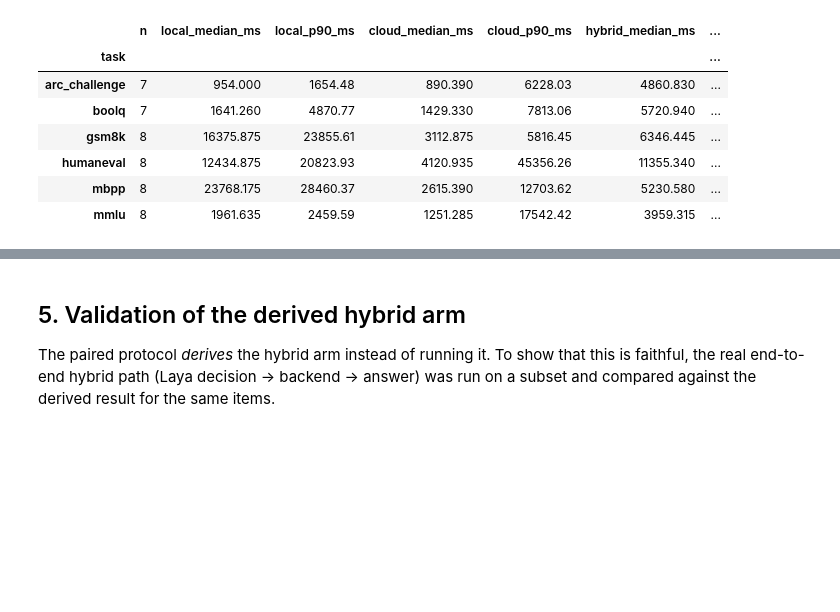
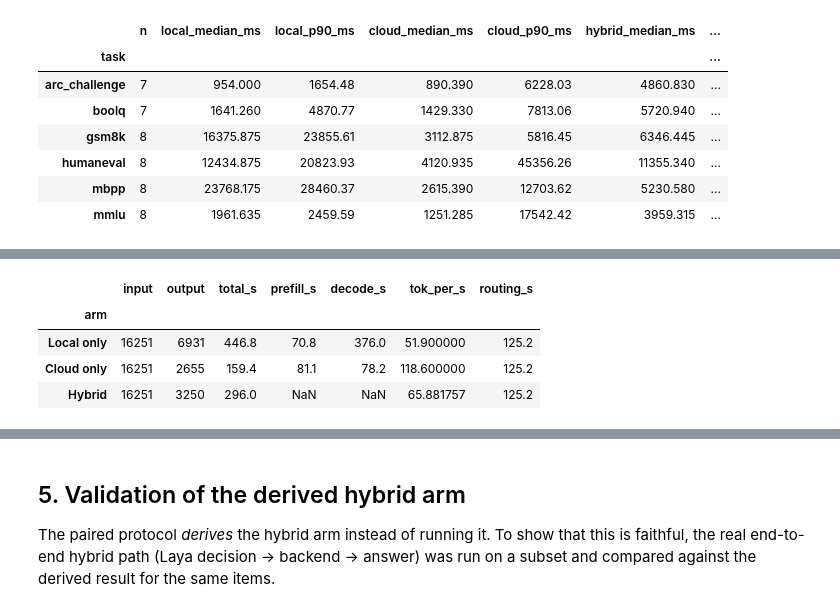
Before and after one commit to Tejas1Koli/CN-Proj, a Jupyter notebook: benchmark.executed.ipynb, the cells around one changed output, grey strips where cells are left out. Drawn from its saved outputs; the diff is of its cells as text; code cells hidden in the pictures; blank space fills up the shorter version.

```diff
--- a/benchmark.executed.ipynb
+++ b/benchmark.executed.ipynb
@@ -584,0 +593,81 @@ Routing split:
+# %%
+# Rebuild the eval set to recover each item's exact prompt, then count its
+# input tokens with the local tokenizer.
+from collections import defaultdict
+
+paired_rows = runner._dedupe(
+    [json.loads(line) for line in open(runner.RAW_PATH) if line.strip()]
+    if runner.RAW_PATH.exists() else [],
+    ("task", "item_id"),
+)
+paired_rows = [r for r in paired_rows if r.get("protocol") == "paired"]
+
+input_tokens = {}
+_local_model = models.LocalModel()
+_local_model.warm()
+for _task in data.build_all():
+    for _item in _task.items:
+        input_tokens[(_task.name, _item.item_id)] = len(
+            _local_model.engine.tokenize(_item.prompt)
+        )
+
+
+def _arm_stats(arm: str, rows: list[dict]) -> dict:
+    inp = sum(input_tokens.get((r["task"], r["item_id"]), 0) for r in rows)
+    out = sum(r.get(f"{arm}_output_tokens") or 0 for r in rows)
+    total_ms = sum(r.get(f"{arm}_latency_ms") or 0 for r in rows)
+    prefill_ms = sum(r.get(f"{arm}_ttft_ms") or 0 for r in rows)
+    return {
+        "input": inp,
+        "output": out,
+        "total_s": total_ms / 1000,
+        "prefill_s": prefill_ms / 1000,
+        "decode_s": (total_ms - prefill_ms) / 1000,
+        "tok_per_s": (inp + out) / max(1e-9, total_ms / 1000),
+    }
+
+
+local_arm = _arm_stats("local", paired_rows)
+cloud_arm = _arm_stats("cloud", paired_rows)
+routing_ms = sum(r.get("decision_ms") or 0 for r in paired_rows)
+
+tokens_time = pd.DataFrame(
+    [
+        {"arm": "Local only", **{k: round(v, 1) if isinstance(v, float) else v
+                                 for k, v in local_arm.items()}},
+        {"arm": "Cloud only", **{k: round(v, 1) if isinstance(v, float) else v
+                                 for k, v in cloud_arm.items()}},
+    ]
+).set_index("arm")
+tokens_time.loc["Hybrid"] = {
+    "input": local_arm["input"],
+    "output": sum(
+        (r.get("local_output_tokens") or 0)
+        if r["route"] == "local"
+        else (r.get("cloud_output_tokens") or 0)
+        for r in paired_rows
+    ),
+    "total_s": round(
+        routing_ms / 1000
+        + sum(
+            ((r.get("local_latency_ms") or 0))
+            if r["route"] == "local"
+            else ((r.get("cloud_latency_ms") or 0))
+            for r in paired_rows
+        )
+        / 1000,
+        1,
+    ),
+}
+tokens_time.loc["Hybrid", "prefill_s"] = float("nan")
+tokens_time.loc["Hybrid", "decode_s"] = float("nan")
+tokens_time.loc["Hybrid", "tok_per_s"] = (
+    tokens_time.loc["Hybrid", "input"] + tokens_time.loc["Hybrid", "output"]
+) / tokens_time.loc["Hybrid", "total_s"]
+display(tokens_time.assign(routing_s=round(routing_ms / 1000, 1)))
+# %% [output]
+|  | input | output | total_s | prefill_s | decode_s | tok_per_s | routing_s |
+| arm |  |  |  |  |  |  |  |
+| Local only | 16251 | 6931 | 446.8 | 70.8 | 376.0 | 51.900000 | 125.2 |
+| Cloud only | 16251 | 2655 | 159.4 | 81.1 | 78.2 | 118.600000 | 125.2 |
+| Hybrid | 16251 | 3250 | 296.0 | NaN | NaN | 65.881757 | 125.2 |
```
Also changed, not shown: parts of 14 cells of this notebook, 17 other files.
